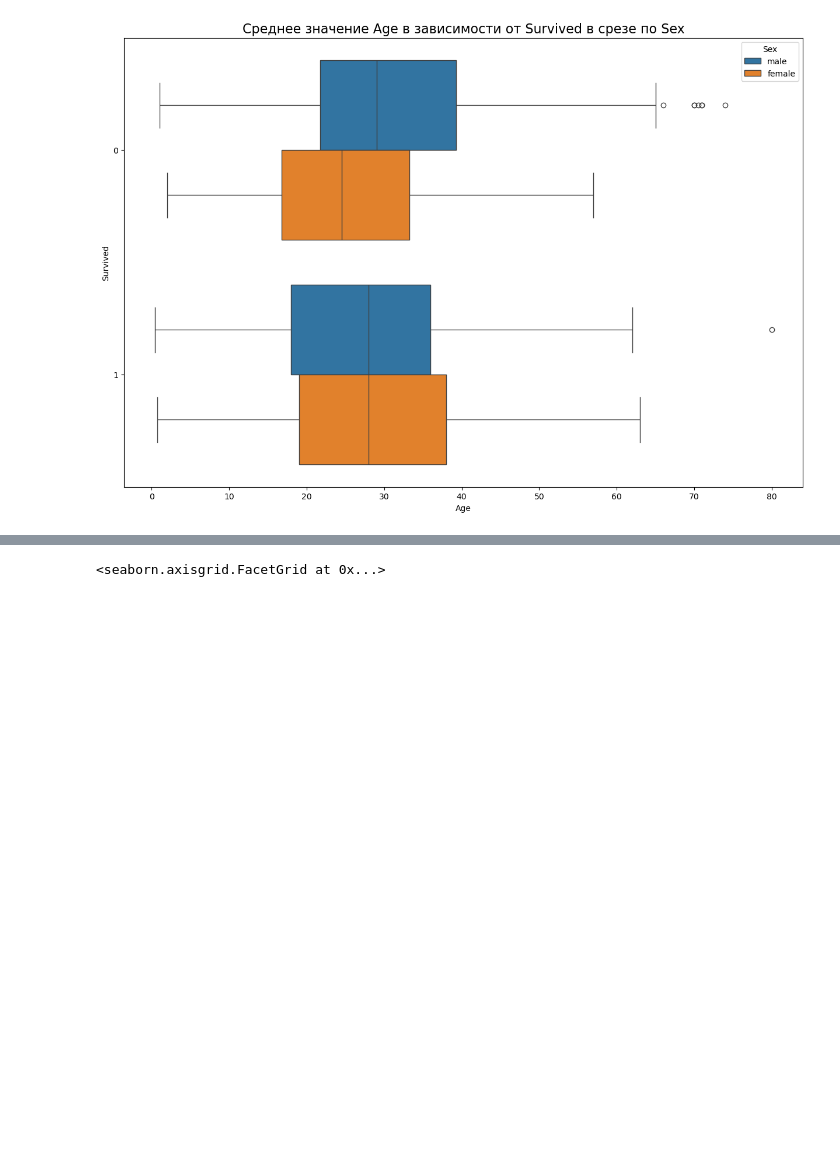
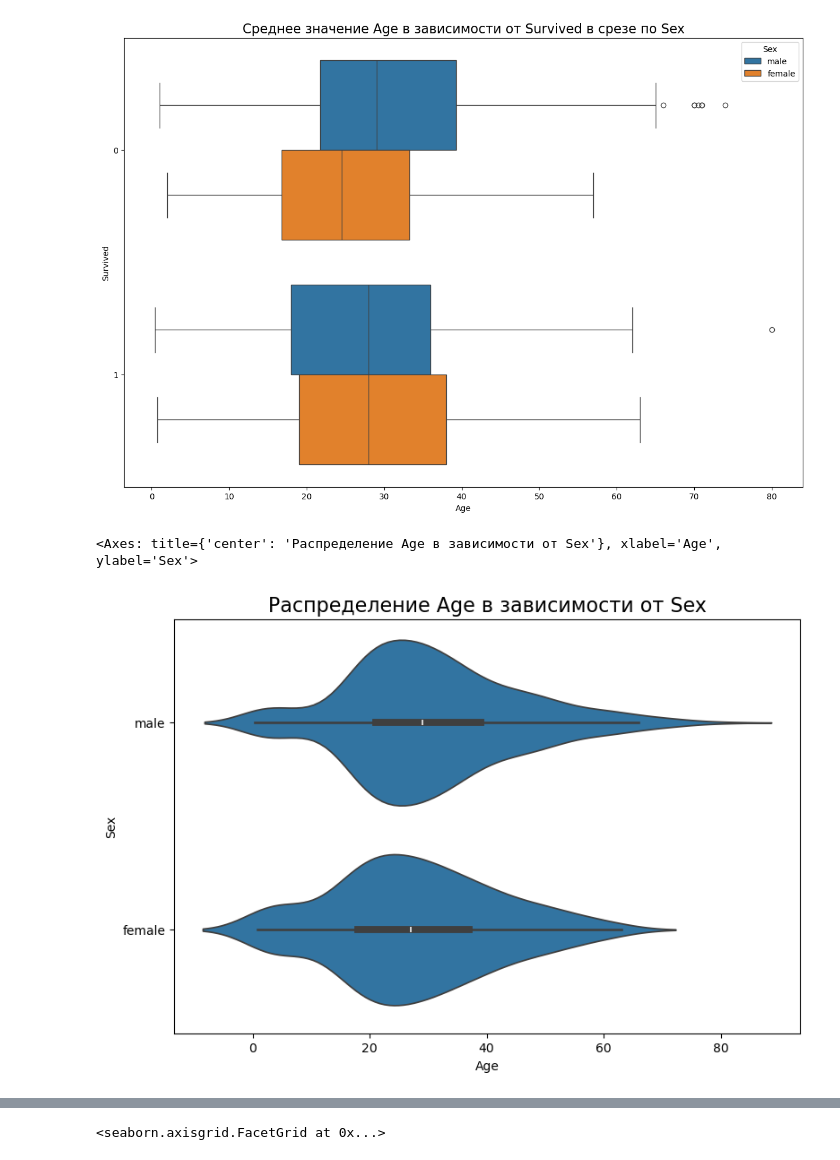
Before and after one commit to paalso/hexlet-python, a Jupyter notebook: data_analysis/python-data-visualization.ipynb, the cells around one changed output, grey strips where cells are left out. Saved outputs shown, nothing was run; the diff lists cells and outputs as text; code cells hidden in the pictures; blank space fills up the shorter version.

```diff
--- a/data_analysis/python-data-visualization.ipynb
+++ b/data_analysis/python-data-visualization.ipynb
@@ -348,4 +348,11 @@ sns.boxplot(x="Age", y="Survived", hue="Sex", orient="h", data=train_data)
 # %% [output]
 <Axes: title={'center': 'Среднее значение Age в зависимости от Survived в срезе по Sex'}, xlabel='Age', ylabel='Survived'>
 [figure]
+# %%
+plt.figure(figsize=(9,6))
+plt.title('Распределение Age в зависимости от Sex', fontsize=16)
+sns.violinplot(x="Age", y="Sex", orient="h", data=train_data)
+# %% [output]
+<Axes: title={'center': 'Распределение Age в зависимости от Sex'}, xlabel='Age', ylabel='Sex'>
+[figure, added]
 # %%
```
Also changed, not shown: parts of 112 cells of this notebook, 15 other files.
